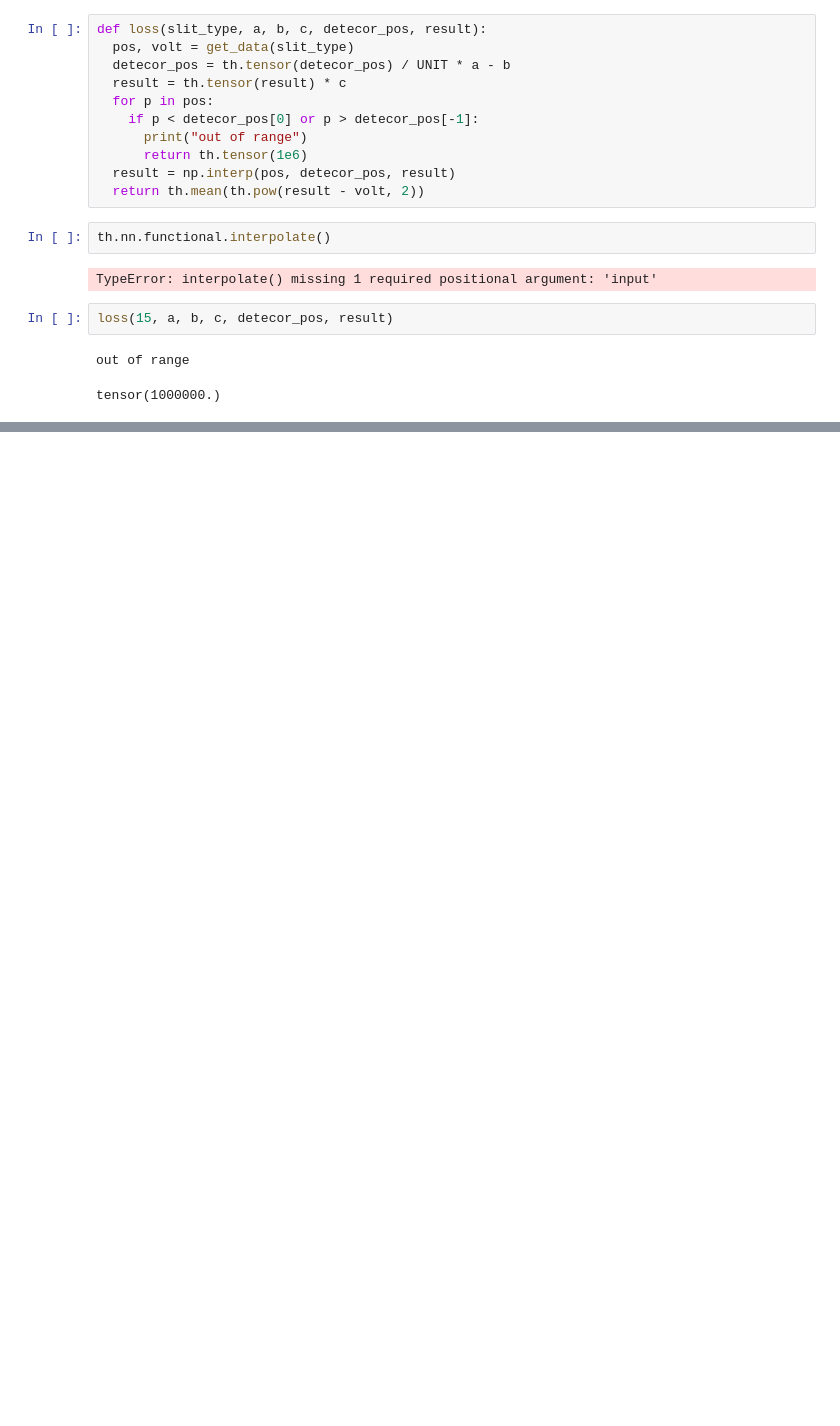
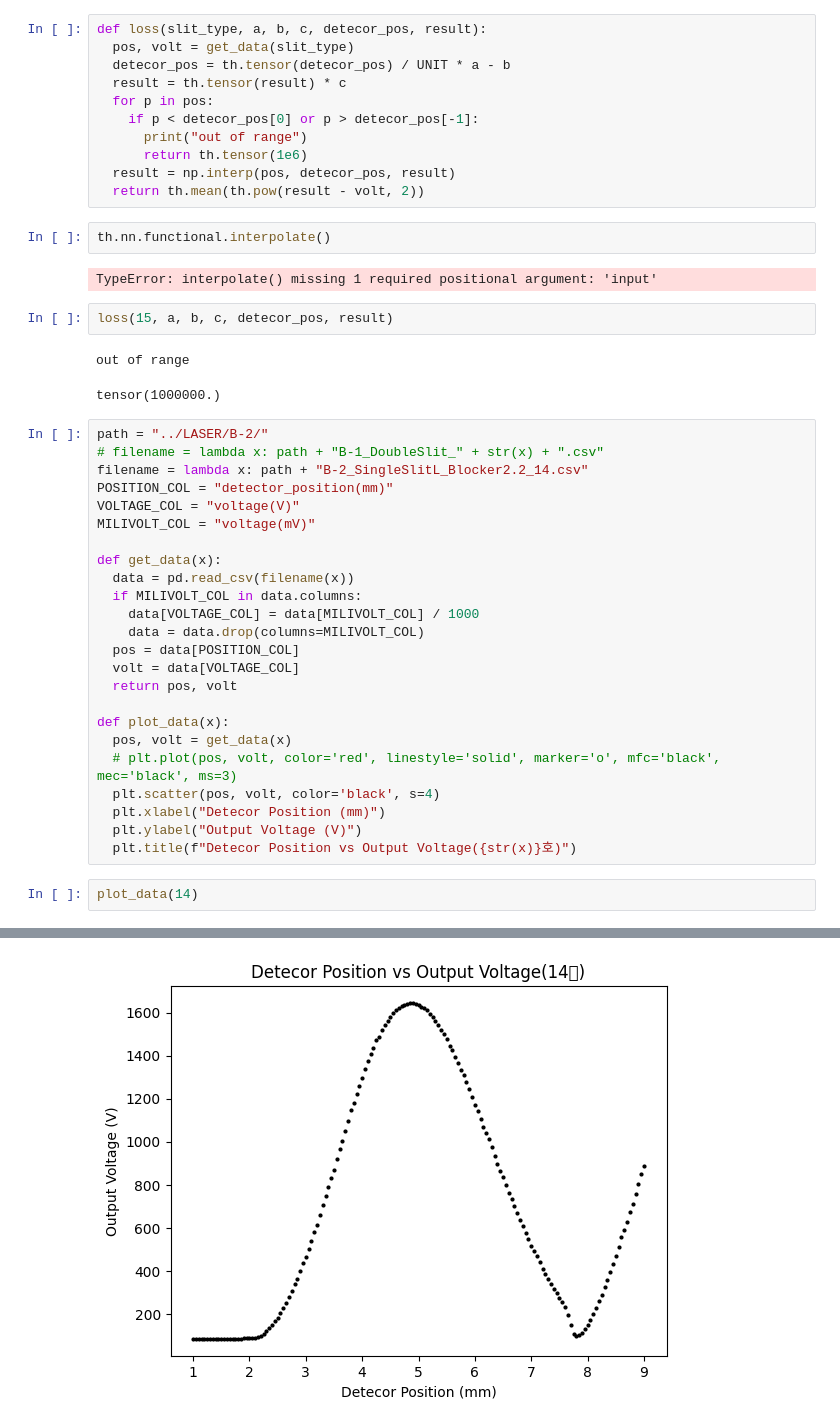
Before and after one commit to IntermidiatePhysicsExperiment/Single-Photon-Interference, a Jupyter notebook: EDA/B-1.ipynb, the cells around one changed output, grey strips where cells are left out. Saved outputs shown, nothing was run; the diff lists cells and outputs as text; blank space fills up the shorter version.

```diff
--- a/EDA/B-1.ipynb
+++ b/EDA/B-1.ipynb
@@ -211,3 +263,30 @@ loss(15, a, b, c, detecor_pos, result)
 # %% [output]
 out of range
 tensor(1000000.)
+# %%
+path = "../LASER/B-2/"
+# filename = lambda x: path + "B-1_DoubleSlit_" + str(x) + ".csv"
+filename = lambda x: path + "B-2_SingleSlitL_Blocker2.2_14.csv"
+POSITION_COL = "detector_position(mm)"
+VOLTAGE_COL = "voltage(V)"
+MILIVOLT_COL = "voltage(mV)"
+
+def get_data(x):
+  data = pd.read_csv(filename(x))
+  if MILIVOLT_COL in data.columns:
+    data[VOLTAGE_COL] = data[MILIVOLT_COL] / 1000
+    data = data.drop(columns=MILIVOLT_COL)
+  pos = data[POSITION_COL]
+  volt = data[VOLTAGE_COL]
+  return pos, volt
+
+def plot_data(x):
+  pos, volt = get_data(x)
+  # plt.plot(pos, volt, color='red', linestyle='solid', marker='o', mfc='black', mec='black', ms=3)
+  plt.scatter(pos, volt, color='black', s=4)
+  plt.xlabel("Detecor Position (mm)")
+  plt.ylabel("Output Voltage (V)")
+  plt.title(f"Detecor Position vs Output Voltage({str(x)}호)")
+# %%
+plot_data(14)
+# %% [output]
@@ -213,0 +310 @@ tensor(1000000.)
+[figure, added]
```
Also changed, not shown: parts of 8 cells of this notebook.
